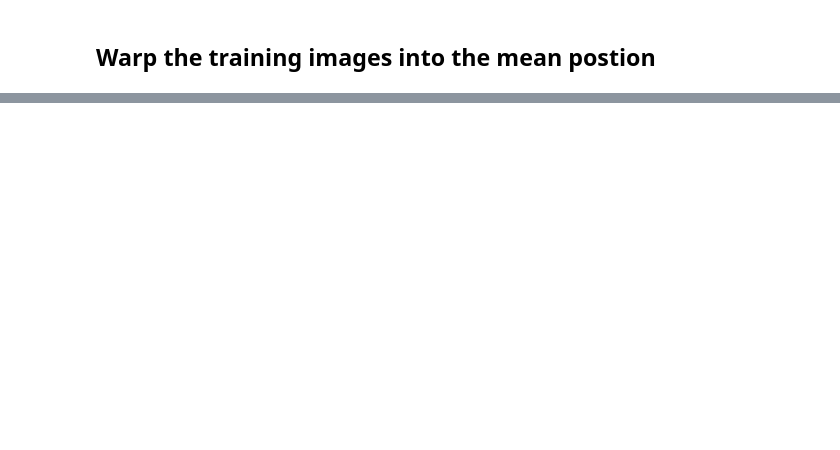
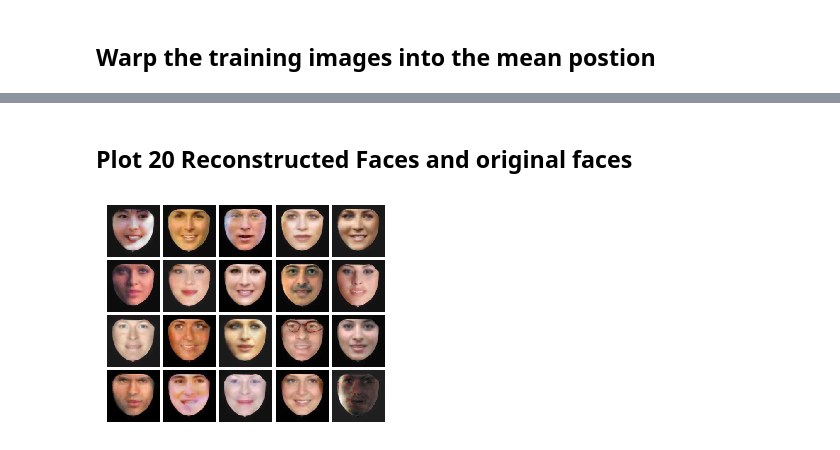
Before and after one commit to Wenyuan-Vincent-Li/231_Project1, a Jupyter notebook: PCA_3.ipynb, the cells around one changed output, grey strips where cells are left out. Saved outputs shown, nothing was run; the diff lists cells and outputs as text; code cells hidden in the pictures; blank space fills up the shorter version.

```diff
--- a/PCA_3.ipynb
+++ b/PCA_3.ipynb
@@ -33,0 +117,17 @@ scipy.io.savemat("PCA_eigen_mean_warping.mat", mdict)
+# %%
+X_re = X_re.reshape((X_re.shape[0], 128, 128, 3))
+# %%
+Mean_LM = mean_LM.reshape((68, 2))
+for i in range(X_re.shape[0]):
+    final_im = mywarper.warp(X_re[i, :, :, :], Mean_LM, recons_LM[i, :, :])
+    if i == 0:
+        Final_im = np.expand_dims(final_im, axis = 0)
+    else:
+        Final_im = np.concatenate([Final_im, np.expand_dims(final_im, axis = 0)], axis = 0)
+# %% [markdown]
+## Plot 20 Reconstructed Faces and original faces
+# %%
+fig_re = utils.plot(Final_im[50:70], 4, 5, 3, 128, 128)
+fig_re.savefig("7_20_reconstructed_faces.png")
+# %% [output]
+[figure, added]
```
Also changed, not shown: parts of 26 cells of this notebook, 6 other files.
